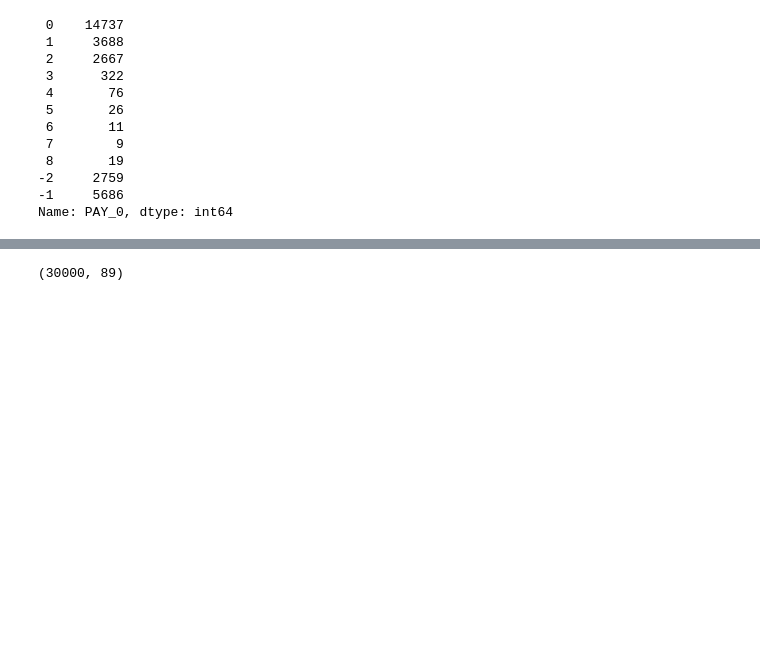
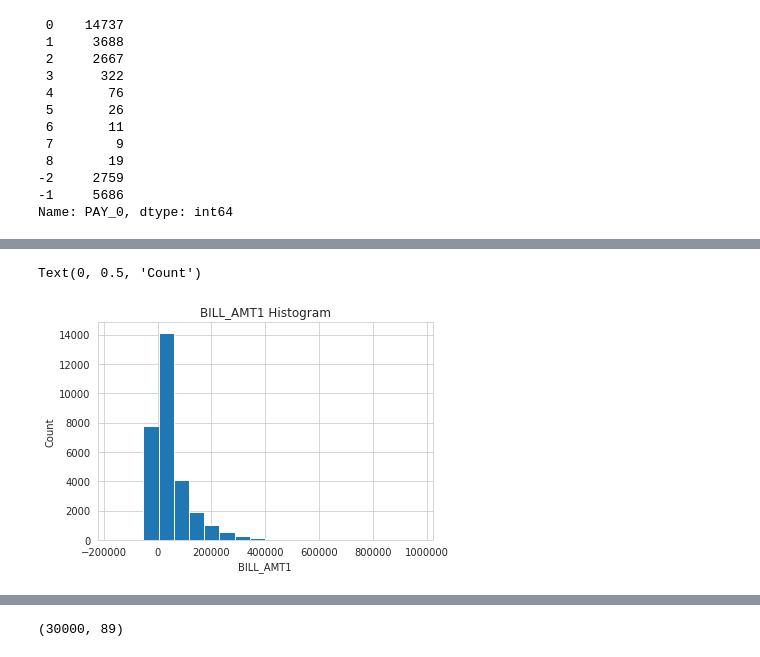
Before and after one commit to nt-ds/default-of-credit-card-clients, a Jupyter notebook: notebooks/1.0-eda.ipynb, the cells around one changed output, grey strips where cells are left out. Drawn from its saved outputs; the diff is of its cells as text; code cells hidden in the pictures; blank space fills up the shorter version.

```diff
--- a/notebooks/1.0-eda.ipynb
+++ b/notebooks/1.0-eda.ipynb
@@ -498,0 +636,4 @@ Index(['LIMIT_BAL', 'AGE', 'Bill_amount_Sep', 'Bill_amount_Aug',
+# %%
+pay3_dummies = pd.get_dummies(ccd_df.PAY_3, prefix="REPAYMENT_STATUS_JUL")
+ccd_df = pd.concat([ccd_df, pay3_dummies], axis=1)
+ccd_df.drop("PAY_3", axis=1, inplace=True)
@@ -498,0 +710,4 @@ Index(['LIMIT_BAL', 'AGE', 'Bill_amount_Sep', 'Bill_amount_Aug',
+# %%
+pay4_dummies = pd.get_dummies(ccd_df.PAY_4, prefix="REPAYMENT_STATUS_JUN")
+ccd_df = pd.concat([ccd_df, pay4_dummies], axis=1)
+ccd_df.drop("PAY_4", axis=1, inplace=True)
@@ -498,0 +780,4 @@ Index(['LIMIT_BAL', 'AGE', 'Bill_amount_Sep', 'Bill_amount_Aug',
+# %%
+pay5_dummies = pd.get_dummies(ccd_df.PAY_5, prefix="REPAYMENT_STATUS_MAY")
+ccd_df = pd.concat([ccd_df, pay5_dummies], axis=1)
+ccd_df.drop("PAY_5", axis=1, inplace=True)
@@ -498,0 +850,4 @@ Index(['LIMIT_BAL', 'AGE', 'Bill_amount_Sep', 'Bill_amount_Aug',
+# %%
+pay6_dummies = pd.get_dummies(ccd_df.PAY_6, prefix="REPAYMENT_STATUS_APR")
+ccd_df = pd.concat([ccd_df, pay6_dummies], axis=1)
+ccd_df.drop("PAY_6", axis=1, inplace=True)
@@ -498,0 +869,8 @@ Index(['LIMIT_BAL', 'AGE', 'Bill_amount_Sep', 'Bill_amount_Aug',
+# %%
+ccd_df.BILL_AMT1.hist(bins=20)
+plt.title("BILL_AMT1 Histogram")
+plt.xlabel("BILL_AMT1")
+plt.ylabel("Count")
+# %% [output]
+Text(0, 0.5, 'Count')
+[figure, added]
```
Also changed, not shown: parts of 204 cells of this notebook.
